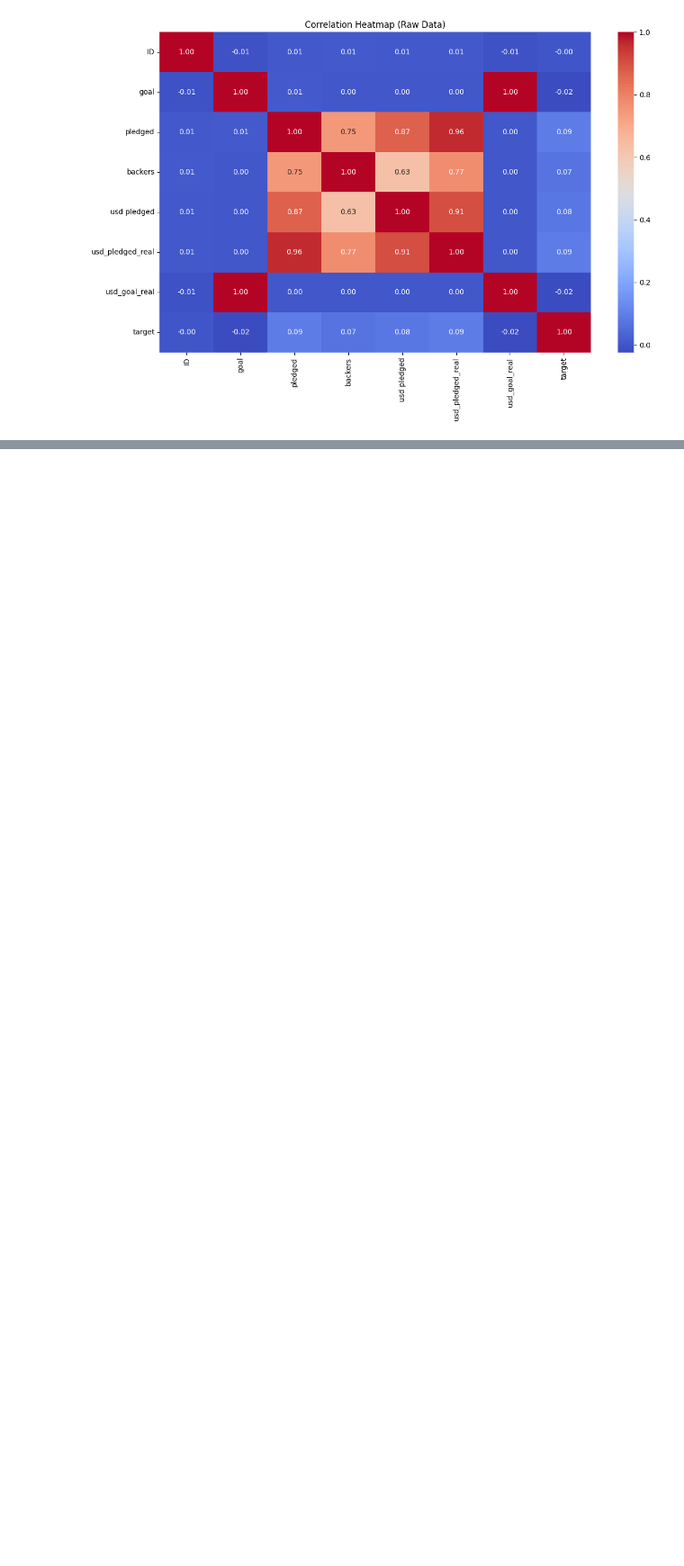
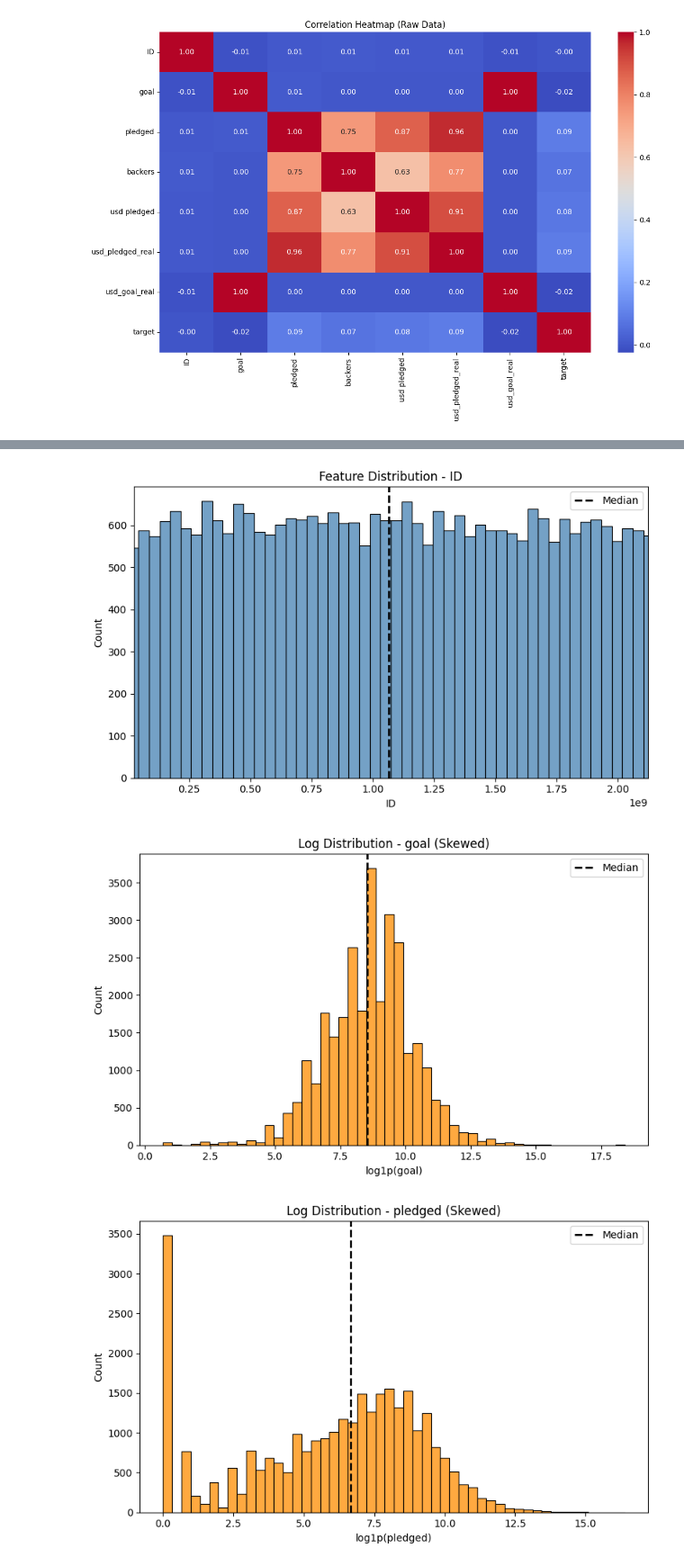
Before and after one commit to ShubhamSahu-Hestabit/Hestabit-Development-Launchpad, a Jupyter notebook: Week-6/src/notebooks/EDA_raw.ipynb, the cells around one changed output, grey strips where cells are left out. Shown at 90% size. Saved outputs shown, nothing was run; the diff lists cells and outputs as text; code cells hidden in the pictures; blank space fills up the shorter version.

```diff
--- a/Week-6/src/notebooks/EDA_raw.ipynb
+++ b/Week-6/src/notebooks/EDA_raw.ipynb
@@ -211,0 +230,42 @@ plt.show()
+# %%
+import numpy as np
+import matplotlib.pyplot as plt
+import seaborn as sns
+
+numeric_cols = df.select_dtypes(include=["int64", "float64"]).columns
+
+for col in numeric_cols:
+
+    skewness = df[col].skew()
+
+    plt.figure(figsize=(8,5))
+
+    # If highly skewed → use log transform
+    if skewness > 1:
+        values = np.log1p(df[col])
+        sns.histplot(values, bins=50, kde=False, color="darkorange")
+        plt.title(f"Log Distribution - {col} (Skewed)")
+        plt.xlabel(f"log1p({col})")
+        median_value = np.median(values)
+    else:
+        # Normal scale but zoom to avoid extreme stretching
+        lower = df[col].quantile(0.01)
+        upper = df[col].quantile(0.99)
+
+        sns.histplot(df[col], bins=50, kde=False, color="steelblue")
+        plt.xlim(lower, upper)
+        plt.title(f"Feature Distribution - {col}")
+        plt.xlabel(col)
+        median_value = df[col].median()
+
+    # Median line
+    plt.axvline(median_value, color="black", linestyle="--", linewidth=2, label="Median")
+
+    plt.ylabel("Count")
+    plt.legend()
+    plt.tight_layout()
+    plt.show()
+# %% [output]
+[figure, added]
+[figure, added]
+[figure, added]
```
Also changed, not shown: parts of 12 cells of this notebook, 10 other files.
